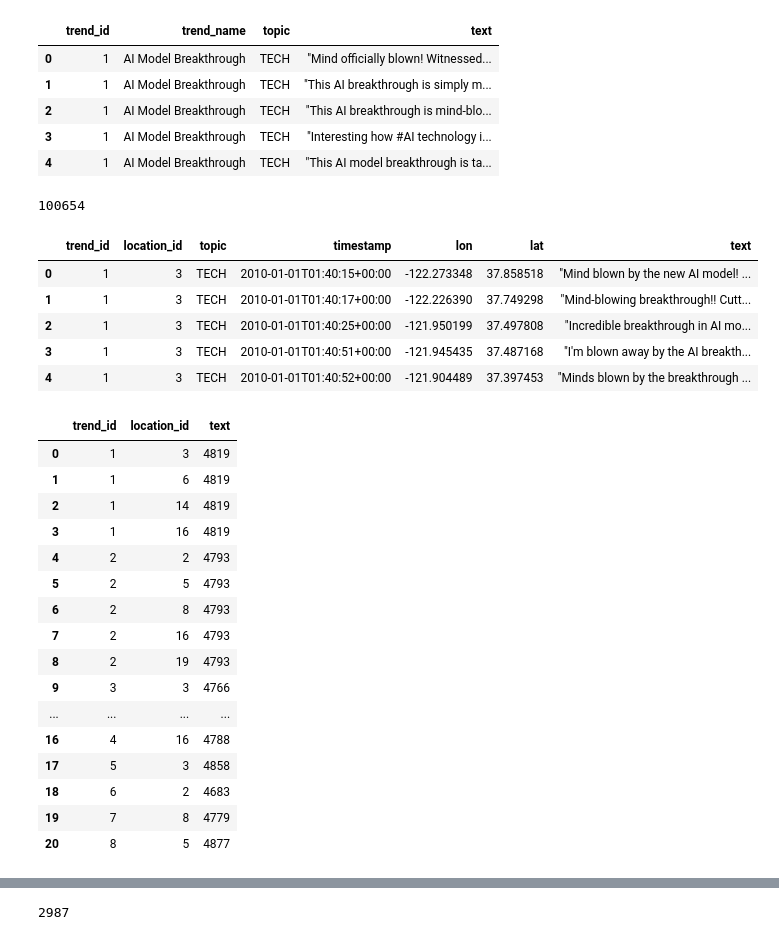
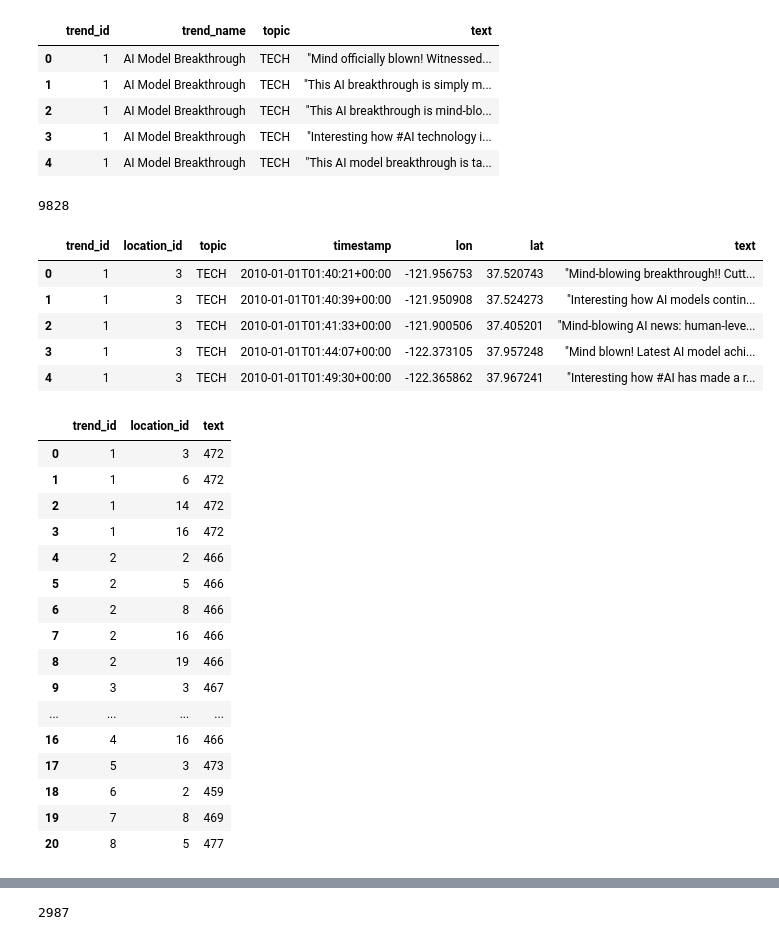
Before and after one commit to krinart/trend-pulse, a Jupyter notebook: notebooks/Trend Generation.ipynb, the cells around one changed output, grey strips where cells are left out. Cells and saved outputs as stored; diff of their text form; code cells hidden in the pictures.

```diff
--- a/notebooks/Trend Generation.ipynb
+++ b/notebooks/Trend Generation.ipynb
@@ -481,12 +481,12 @@ def generate_message_points_for_trend(trend_id: str,
 # %%
 trends, trends_timeseries, _, trends_timeseries_heatmaps,  = result_v25
 # %%
-message_points = []
+message_points_500 = []
 
 for trend_id, trend_config in enumerate(TRENDS_CONFIG, 1):
     for location_id, trend_location_heatmaps in trends_timeseries_heatmaps[trend_id].items():
 
-        message_points.extend(generate_message_points_for_trend(
+        message_points_500.extend(generate_message_points_for_trend(
             trend_id,
             location_id,
             trend_config.topic,
@@ -494,41 +494,41 @@ for trend_id, trend_config in enumerate(TRENDS_CONFIG, 1):
             trend_location_heatmaps,
             trend_config.timeseries_config.window_minutes,
             messages_by_trend,
-            total_messages=5000))
+            total_messages=500))
 
-print(len(message_points))
+print(len(message_points_500))
 # %% [output]
-100654
+9828
 # %%
-df = pd.DataFrame(message_points)
+df = pd.DataFrame(message_points_500)
 df.head()
 # %% [output]
 |  | trend_id | location_id | topic | timestamp | lon | lat | text |
-| 0 | 1 | 3 | TECH | 2010-01-01T01:40:15+00:00 | -122.273348 | 37.858518 | "Mind blown by the new AI model! ... |
-| 1 | 1 | 3 | TECH | 2010-01-01T01:40:17+00:00 | -122.226390 | 37.749298 | "Mind-blowing breakthrough!! Cutt... |
-| 2 | 1 | 3 | TECH | 2010-01-01T01:40:25+00:00 | -121.950199 | 37.497808 | "Incredible breakthrough in AI mo... |
-| 3 | 1 | 3 | TECH | 2010-01-01T01:40:51+00:00 | -121.945435 | 37.487168 | "I'm blown away by the AI breakth... |
-| 4 | 1 | 3 | TECH | 2010-01-01T01:40:52+00:00 | -121.904489 | 37.397453 | "Minds blown by the breakthrough ... |
+| 0 | 1 | 3 | TECH | 2010-01-01T01:40:21+00:00 | -121.956753 | 37.520743 | "Mind-blowing breakthrough!! Cutt... |
+| 1 | 1 | 3 | TECH | 2010-01-01T01:40:39+00:00 | -121.950908 | 37.524273 | "Interesting how AI models contin... |
+| 2 | 1 | 3 | TECH | 2010-01-01T01:41:33+00:00 | -121.900506 | 37.405201 | "Mind-blowing AI news: human-leve... |
+| 3 | 1 | 3 | TECH | 2010-01-01T01:44:07+00:00 | -122.373105 | 37.957248 | "Mind blown! Latest AI model achi... |
+| 4 | 1 | 3 | TECH | 2010-01-01T01:49:30+00:00 | -122.365862 | 37.967241 | "Interesting how #AI has made a r... |
 # %%
 df.groupby(['trend_id', 'location_id'])['text'].count().reset_index().sort_values(['trend_id', 'location_id'])
 # %% [output]
 |  | trend_id | location_id | text |
-| 0 | 1 | 3 | 4819 |
-| 1 | 1 | 6 | 4819 |
-| 2 | 1 | 14 | 4819 |
-| 3 | 1 | 16 | 4819 |
-| 4 | 2 | 2 | 4793 |
-| 5 | 2 | 5 | 4793 |
-| 6 | 2 | 8 | 4793 |
-| 7 | 2 | 16 | 4793 |
-| 8 | 2 | 19 | 4793 |
-| 9 | 3 | 3 | 4766 |
+| 0 | 1 | 3 | 472 |
+| 1 | 1 | 6 | 472 |
+| 2 | 1 | 14 | 472 |
+| 3 | 1 | 16 | 472 |
+| 4 | 2 | 2 | 466 |
+| 5 | 2 | 5 | 466 |
+| 6 | 2 | 8 | 466 |
+| 7 | 2 | 16 | 466 |
+| 8 | 2 | 19 | 466 |
+| 9 | 3 | 3 | 467 |
 | ... | ... | ... | ... |
-| 16 | 4 | 16 | 4788 |
-| 17 | 5 | 3 | 4858 |
-| 18 | 6 | 2 | 4683 |
-| 19 | 7 | 8 | 4779 |
-| 20 | 8 | 5 | 4877 |
+| 16 | 4 | 16 | 466 |
+| 17 | 5 | 3 | 473 |
+| 18 | 6 | 2 | 459 |
+| 19 | 7 | 8 | 469 |
+| 20 | 8 | 5 | 477 |
 # %%
 df['id'] = df.index + 1
 df.sort_values('timestamp').rename(
```
Also changed, not shown: parts of 1 cell of this notebook, 10 other files.
